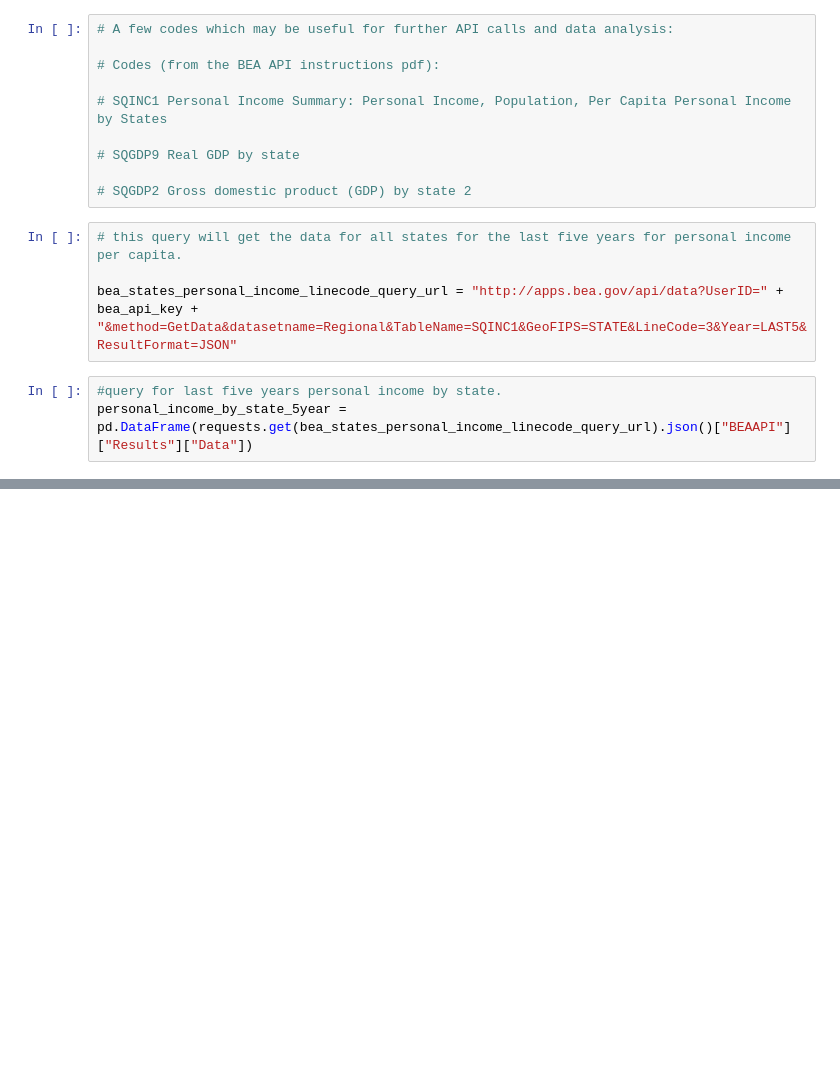
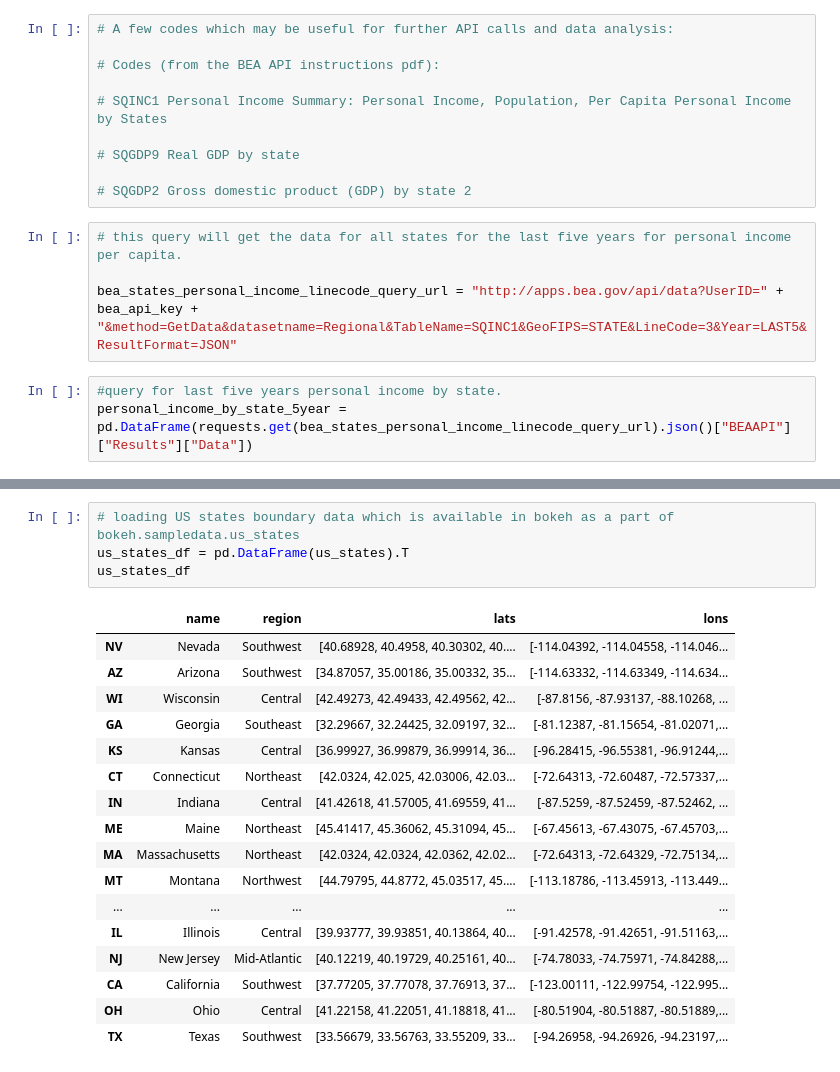
Before and after one commit to Abhishikaf/Inner_Emerging_Markets_Analyzer, a Jupyter notebook: bea_api_call.ipynb, the cells around one changed output, grey strips where cells are left out. Cells and saved outputs as stored; diff of their text form; blank space fills up the shorter version.

```diff
--- a/bea_api_call.ipynb
+++ b/bea_api_call.ipynb
@@ -237,0 +353,22 @@ NameError: name 'personal_income_filter' is not defined
+# %%
+# loading US states boundary data which is available in bokeh as a part of bokeh.sampledata.us_states
+us_states_df = pd.DataFrame(us_states).T
+us_states_df
+# %% [output]
+|  | name | region | lats | lons |
+| NV | Nevada | Southwest | [40.68928, 40.4958, 40.30302, 40.... | [-114.04392, -114.04558, -114.046... |
+| AZ | Arizona | Southwest | [34.87057, 35.00186, 35.00332, 35... | [-114.63332, -114.63349, -114.634... |
+| WI | Wisconsin | Central | [42.49273, 42.49433, 42.49562, 42... | [-87.8156, -87.93137, -88.10268, ... |
+| GA | Georgia | Southeast | [32.29667, 32.24425, 32.09197, 32... | [-81.12387, -81.15654, -81.02071,... |
+| KS | Kansas | Central | [36.99927, 36.99879, 36.99914, 36... | [-96.28415, -96.55381, -96.91244,... |
+| CT | Connecticut | Northeast | [42.0324, 42.025, 42.03006, 42.03... | [-72.64313, -72.60487, -72.57337,... |
+| IN | Indiana | Central | [41.42618, 41.57005, 41.69559, 41... | [-87.5259, -87.52459, -87.52462, ... |
+| ME | Maine | Northeast | [45.41417, 45.36062, 45.31094, 45... | [-67.45613, -67.43075, -67.45703,... |
+| MA | Massachusetts | Northeast | [42.0324, 42.0324, 42.0362, 42.02... | [-72.64313, -72.64329, -72.75134,... |
+| MT | Montana | Northwest | [44.79795, 44.8772, 45.03517, 45.... | [-113.18786, -113.45913, -113.449... |
+| ... | ... | ... | ... | ... |
+| IL | Illinois | Central | [39.93777, 39.93851, 40.13864, 40... | [-91.42578, -91.42651, -91.51163,... |
+| NJ | New Jersey | Mid-Atlantic | [40.12219, 40.19729, 40.25161, 40... | [-74.78033, -74.75971, -74.84288,... |
+| CA | California | Southwest | [37.77205, 37.77078, 37.76913, 37... | [-123.00111, -122.99754, -122.995... |
+| OH | Ohio | Central | [41.22158, 41.22051, 41.18818, 41... | [-80.51904, -80.51887, -80.51889,... |
+| TX | Texas | Southwest | [33.56679, 33.56763, 33.55209, 33... | [-94.26958, -94.26926, -94.23197,... |
```
Also changed, not shown: parts of 21 cells of this notebook.
